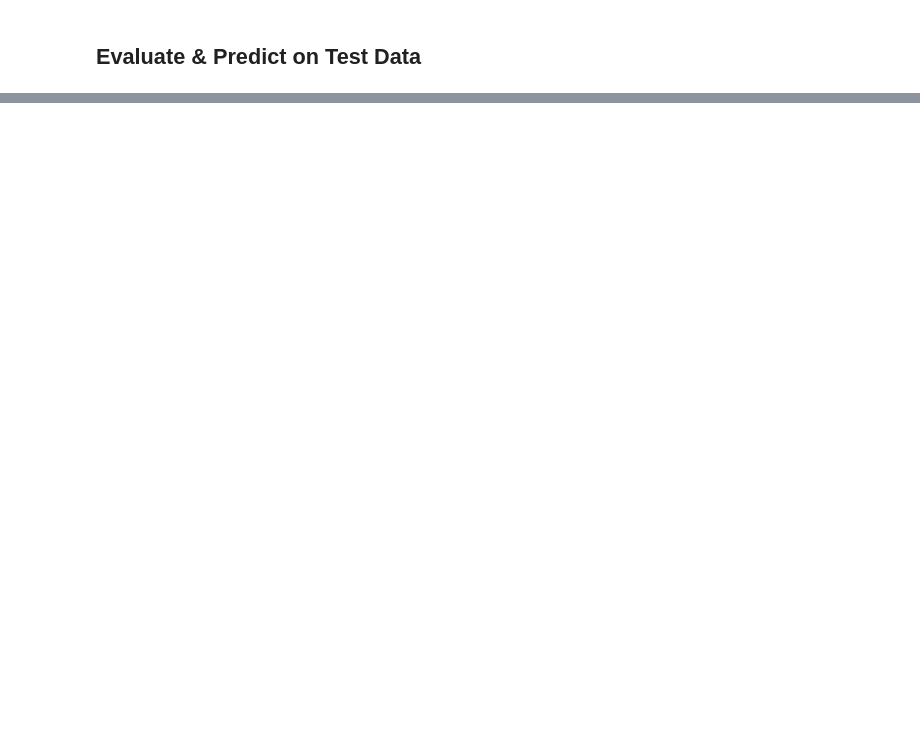
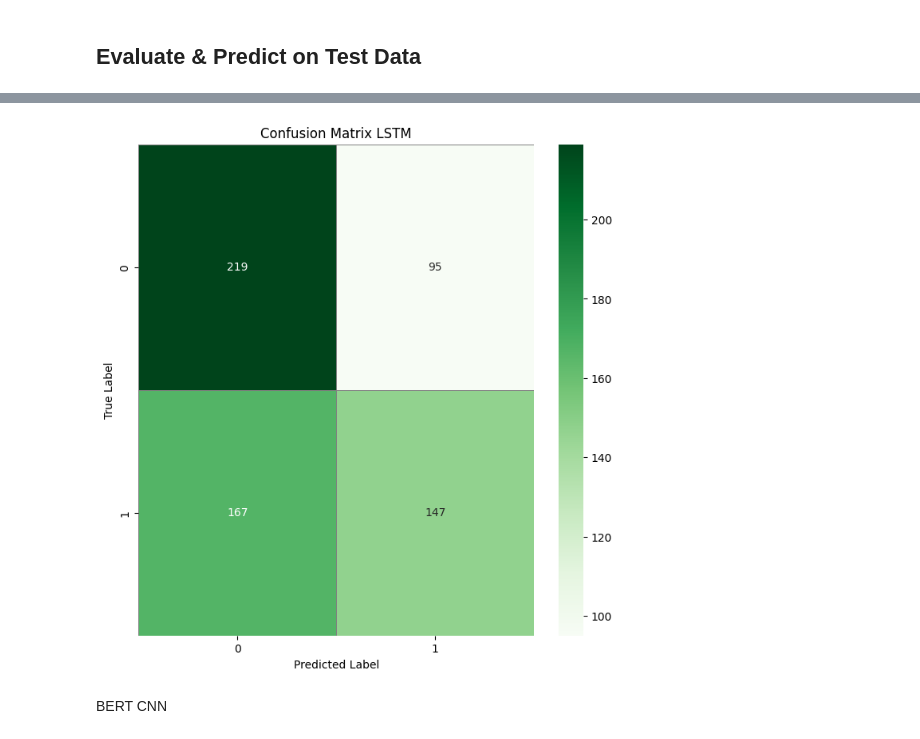
Before and after one commit to Mekruba/DAT550-Project, a Jupyter notebook: Project.ipynb, the cells around one changed output, grey strips where cells are left out. Drawn from its saved outputs; the diff is of its cells as text; code cells hidden in the pictures; blank space fills up the shorter version.

Commit message:
implement hyper tuning, lstm and bert cnn. must look more into tuning

```diff
--- a/Project.ipynb
+++ b/Project.ipynb
@@ -186,0 +292,19 @@ Final Evaluation - Loss: 0.6007, Accuracy: 0.6815
+# %%
+def build_cnn_lstm_model():
+    input_text = Input(shape=(max_sequence_length,))
+    embedding = Embedding(input_dim=max_tokens, output_dim=128)(input_text)
+    conv = Conv1D(filters=128, kernel_size=3, activation='relu')(embedding)
+    pool = MaxPooling1D(pool_size=2)(conv)
+    lstm = LSTM(units=64, return_sequences=False)(pool)
+    dense = Dense(64, activation='relu')(lstm)
+    output = Dense(1, activation='sigmoid')(dense)
+
+    model = Model(inputs=input_text, outputs=output)
+    model.compile(optimizer='adam', loss='binary_crossentropy', metrics=['accuracy'])
+    return model
+
+cnn_lstm_model = build_cnn_lstm_model()
+cnn_lstm_model.summary()
+
+# Train
+cnn_lstm_model.fit(X_train, labels_train, epochs=10, batch_size=16, validation_split=0.2)
@@ -186,0 +354,18 @@ Final Evaluation - Loss: 0.6007, Accuracy: 0.6815
+# %%
+loss_eval_lstm, acc_eval_lstm = cnn_lstm_model.evaluate(X_test, labels_test, verbose=0)
+print(f"Best Model - Loss: {loss_eval_lstm:.4f}, Accuracy: {acc_eval_lstm:.4f}")
+
+predictions_lstm = cnn_lstm_model.predict(X_test)
+pred_y_lstm = (predictions_lstm >= 0.5).astype(int).flatten()
+
+# Compute the confusion matrix
+cm = confusion_matrix(labels_test, pred_y_lstm)
+
+# Plot the confusion matrix
+plt.figure(figsize=(8, 8))
+sns.heatmap(cm, annot=True, cmap="Greens", fmt='d', linewidths=0.5, linecolor='gray')
+plt.xlabel("Predicted Label")
+plt.ylabel("True Label")
+plt.title("Confusion Matrix LSTM")
+plt.show()
+# %% [output]
@@ -186,0 +374,3 @@ Final Evaluation - Loss: 0.6007, Accuracy: 0.6815
+[figure, added]
+# %% [markdown]
+BERT CNN
```
Also changed, not shown: parts of 18 cells of this notebook, 1 other file.
